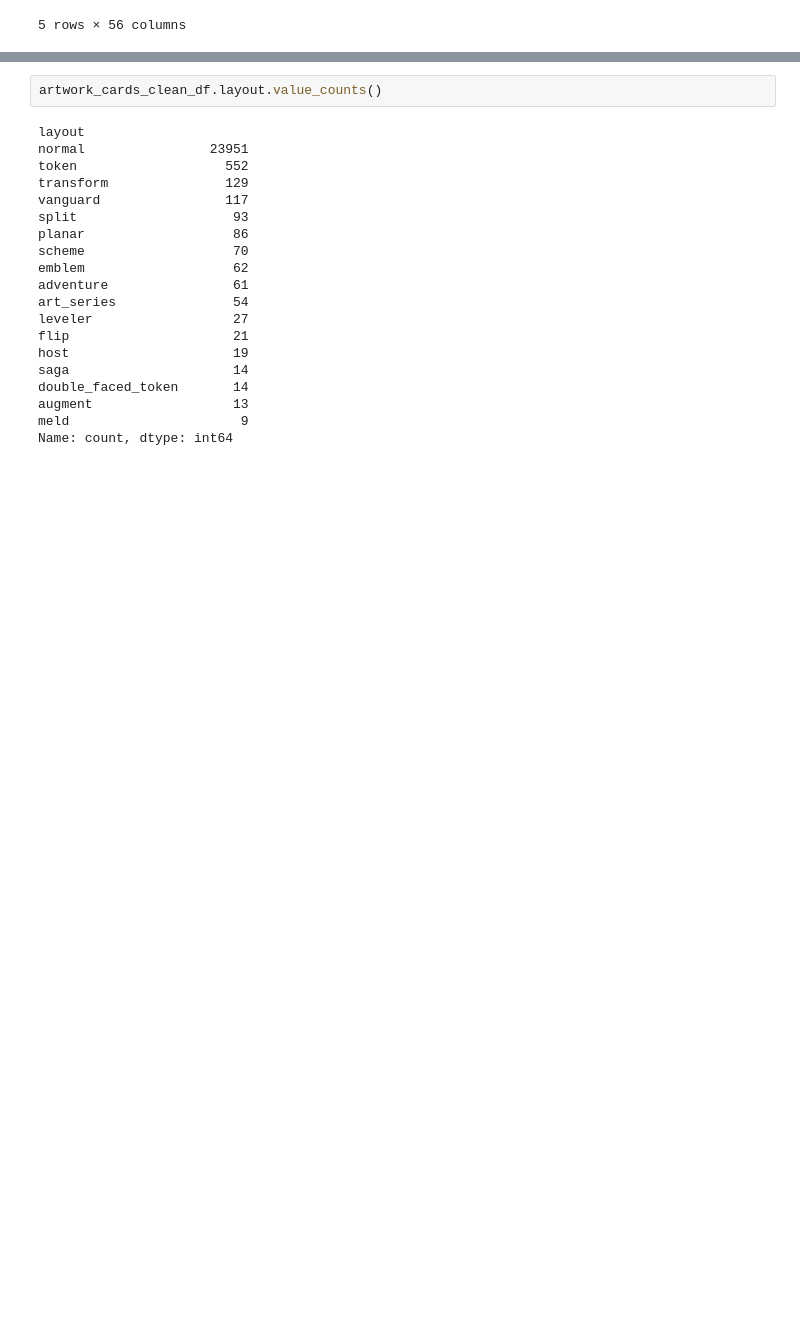
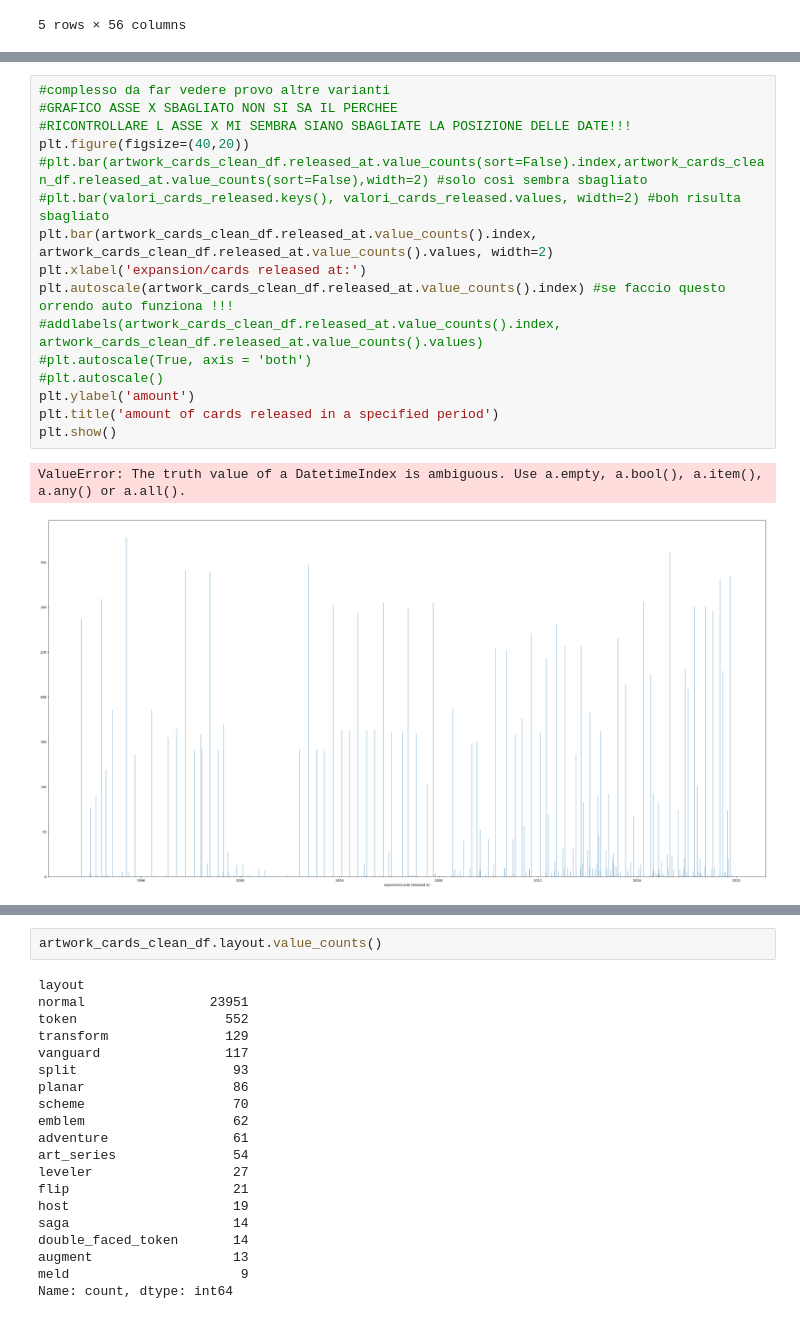
Before and after one commit to Mariodraghidicomodo/elaborato, a Jupyter notebook: progetto_data_scienze/codice/Some_Plots/Plot_scryfall_artwork.ipynb, the cells around one changed output, grey strips where cells are left out. Cells and saved outputs as stored; diff of their text form; blank space fills up the shorter version.

```diff
--- a/progetto_data_scienze/codice/Some_Plots/Plot_scryfall_artwork.ipynb
+++ b/progetto_data_scienze/codice/Some_Plots/Plot_scryfall_artwork.ipynb
@@ -66 +126,20 @@ Name: count, Length: 413, dtype: int64
+# %%
+#complesso da far vedere provo altre varianti
+#GRAFICO ASSE X SBAGLIATO NON SI SA IL PERCHEE
+#RICONTROLLARE L ASSE X MI SEMBRA SIANO SBAGLIATE LA POSIZIONE DELLE DATE!!!
+plt.figure(figsize=(40,20))
+#plt.bar(artwork_cards_clean_df.released_at.value_counts(sort=False).index,artwork_cards_clean_df.released_at.value_counts(sort=False),width=2) #solo così sembra sbagliato
+#plt.bar(valori_cards_released.keys(), valori_cards_released.values, width=2) #boh risulta sbagliato
+plt.bar(artwork_cards_clean_df.released_at.value_counts().index, artwork_cards_clean_df.released_at.value_counts().values, width=2)
+plt.xlabel('expansion/cards released at:')
+plt.autoscale(artwork_cards_clean_df.released_at.value_counts().index) #se faccio questo orrendo auto funziona !!!
+#addlabels(artwork_cards_clean_df.released_at.value_counts().index, artwork_cards_clean_df.released_at.value_counts().values)
+#plt.autoscale(True, axis = 'both')
+#plt.autoscale()
+plt.ylabel('amount')
+plt.title('amount of cards released in a specified period')
+plt.show()
+# %% [output]
+ValueError: The truth value of a DatetimeIndex is ambiguous. Use a.empty, a.bool(), a.item(), a.any() or a.all().
+[figure, added]
 # %%
```
Also changed, not shown: parts of 24 cells of this notebook, 6 other files.
